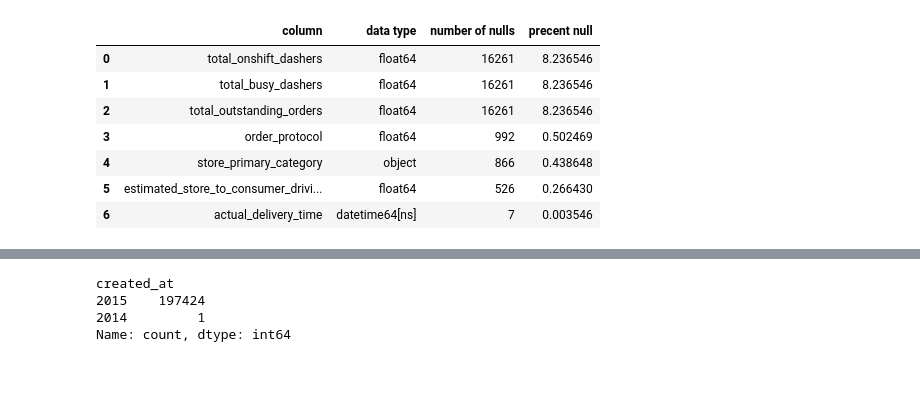
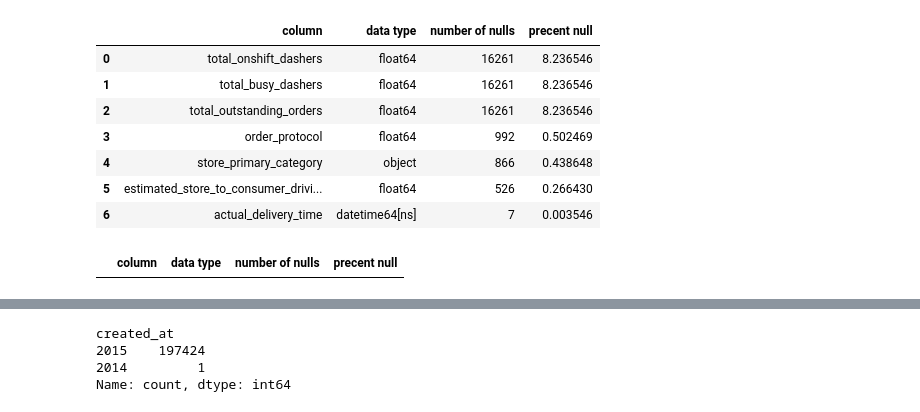
Before and after one commit to meg-williams/Delivery-Duration-Prediction, a Jupyter notebook: delivery_duration.ipynb, the cells around one changed output, grey strips where cells are left out. Saved outputs shown, nothing was run; the diff lists cells and outputs as text; code cells hidden in the pictures; blank space fills up the shorter version.

```diff
--- a/delivery_duration.ipynb
+++ b/delivery_duration.ipynb
@@ -157,3 +157,13 @@ nulls_data(df)
 | 4 | store_primary_category | object | 866 | 0.438648 |
 | 5 | estimated_store_to_consumer_drivi... | float64 | 526 | 0.266430 |
 | 6 | actual_delivery_time | datetime64[ns] | 7 | 0.003546 |
+# %%
+imputer = KNNImputer(n_neighbors=5)
+# %%
+df.loc[:, ['total_onshift_dashers', 'total_busy_dashers', 'total_outstanding_orders', 'order_protocol', 'estimated_store_to_consumer_driving_duration']] = imputer.fit_transform(df[['total_onshift_dashers', 'total_busy_dashers', 'total_outstanding_orders', 'order_protocol', 'estimated_store_to_consumer_driving_duration']])
+# %%
+df = df.dropna(subset=['actual_delivery_time'])
+# %%
+nulls_data(df)
+# %% [output]
+|  | column | data type | number of nulls | precent null |
```
Also changed, not shown: parts of 7 cells of this notebook.
